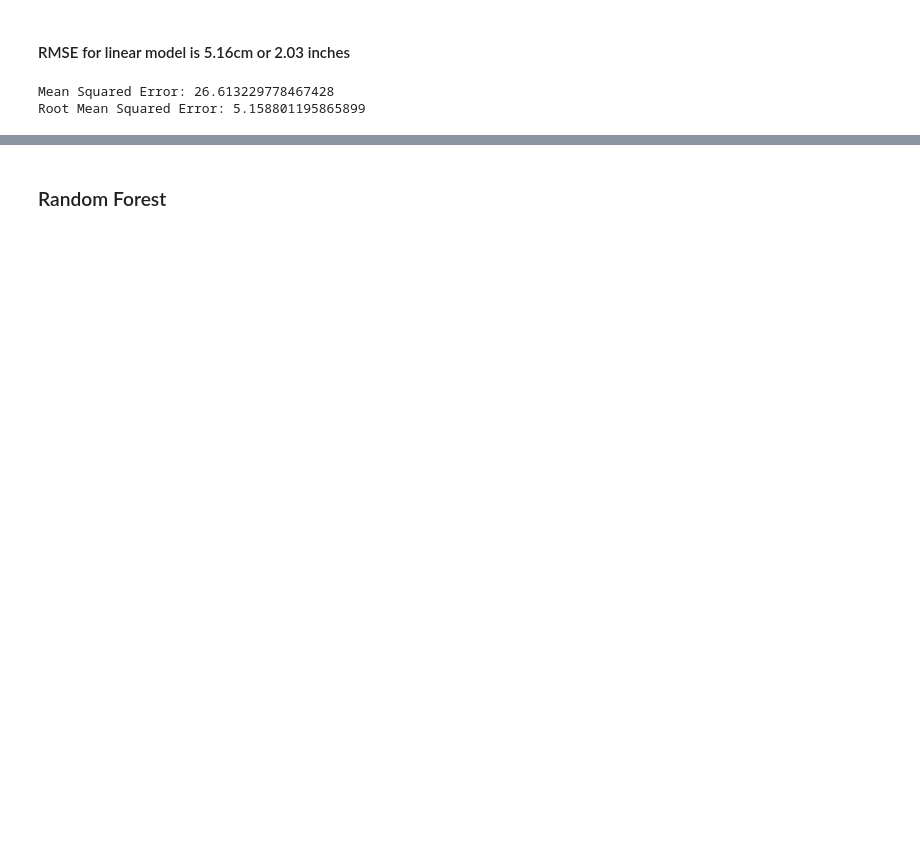
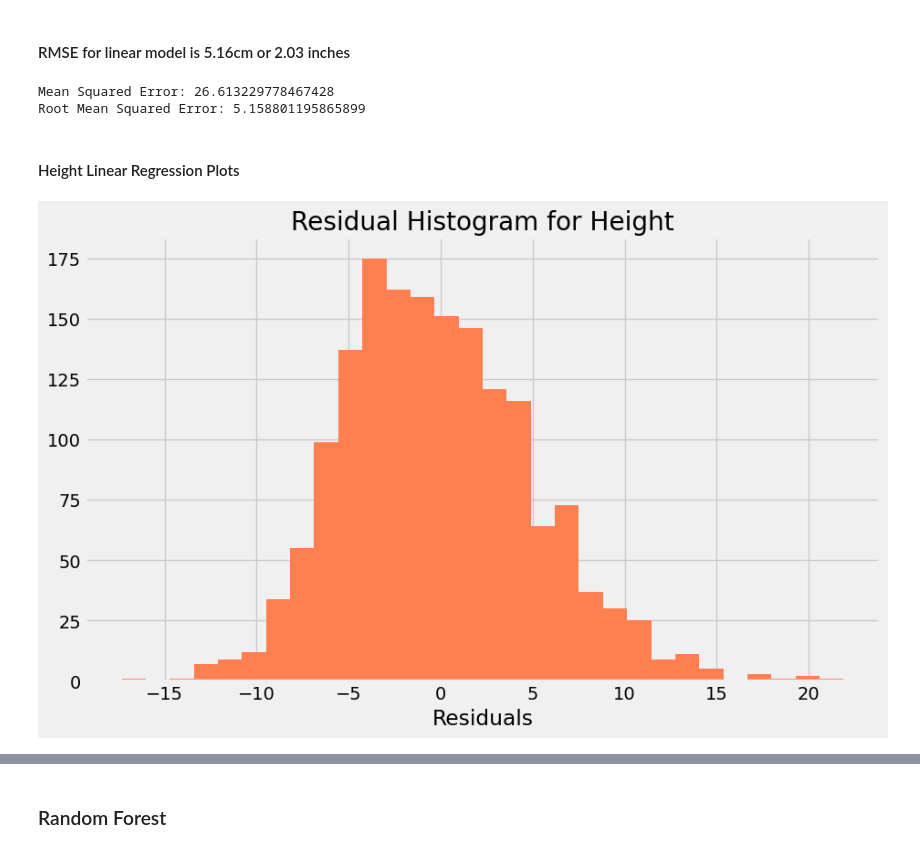
Before and after one commit to FragariaChemist/sumo, a Jupyter notebook: code/modeling.ipynb, the cells around one changed output, grey strips where cells are left out. Saved outputs shown, nothing was run; the diff lists cells and outputs as text; code cells hidden in the pictures; blank space fills up the shorter version.

```diff
--- a/code/modeling.ipynb
+++ b/code/modeling.ipynb
@@ -773,3 +783,12 @@ print(f'Root Mean Squared Error: {metrics.mean_squared_error(y_test, y_pred, squ
 # %% [output]
 Mean Squared Error: 26.613229778467428
 Root Mean Squared Error: 5.158801195865899
+# %% [markdown]
+#### Height Linear Regression Plots
+# %%
+plt.figure(figsize=(10, 6))
+plt.hist(resids, bins = 30, color = 'coral')
+plt.xlabel('Residuals')
+plt.title('Residual Histogram for Height');
+# %% [output]
+[figure, added]
```
Also changed, not shown: parts of 63 cells of this notebook, 1 other file.
